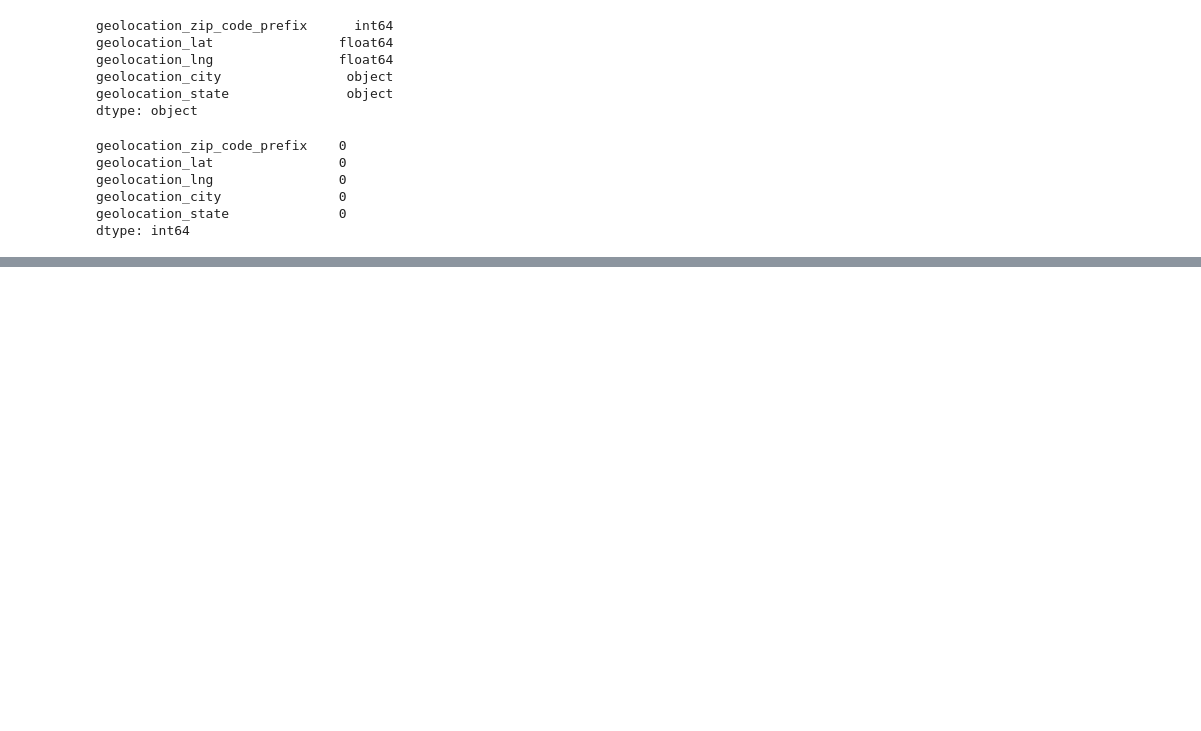
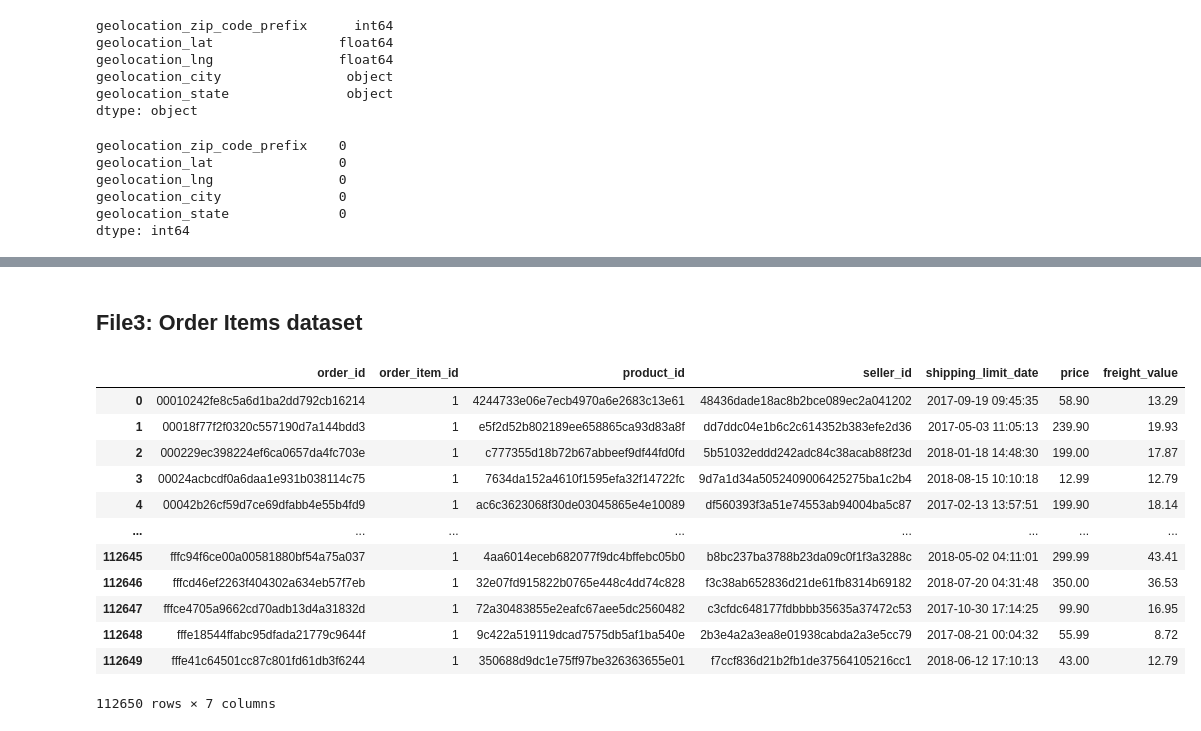
Before and after one commit to saikeerthan06/309-Project, a Jupyter notebook: testingrichie.ipynb, the cells around one changed output, grey strips where cells are left out. Drawn from its saved outputs; the diff is of its cells as text; code cells hidden in the pictures; blank space fills up the shorter version.

```diff
--- a/testingrichie.ipynb
+++ b/testingrichie.ipynb
@@ -148,0 +248,18 @@ duplicates
+# %% [markdown]
+## File3: Order Items dataset
+# %%
+file3
+# %% [output]
+|  | order_id | order_item_id | product_id | seller_id | shipping_limit_date | price | freight_value |
+| 0 | 00010242fe8c5a6d1ba2dd792cb16214 | 1 | 4244733e06e7ecb4970a6e2683c13e61 | 48436dade18ac8b2bce089ec2a041202 | 2017-09-19 09:45:35 | 58.90 | 13.29 |
+| 1 | 00018f77f2f0320c557190d7a144bdd3 | 1 | e5f2d52b802189ee658865ca93d83a8f | dd7ddc04e1b6c2c614352b383efe2d36 | 2017-05-03 11:05:13 | 239.90 | 19.93 |
+| 2 | 000229ec398224ef6ca0657da4fc703e | 1 | c777355d18b72b67abbeef9df44fd0fd | 5b51032eddd242adc84c38acab88f23d | 2018-01-18 14:48:30 | 199.00 | 17.87 |
+| 3 | 00024acbcdf0a6daa1e931b038114c75 | 1 | 7634da152a4610f1595efa32f14722fc | 9d7a1d34a5052409006425275ba1c2b4 | 2018-08-15 10:10:18 | 12.99 | 12.79 |
+| 4 | 00042b26cf59d7ce69dfabb4e55b4fd9 | 1 | ac6c3623068f30de03045865e4e10089 | df560393f3a51e74553ab94004ba5c87 | 2017-02-13 13:57:51 | 199.90 | 18.14 |
+| ... | ... | ... | ... | ... | ... | ... | ... |
+| 112645 | fffc94f6ce00a00581880bf54a75a037 | 1 | 4aa6014eceb682077f9dc4bffebc05b0 | b8bc237ba3788b23da09c0f1f3a3288c | 2018-05-02 04:11:01 | 299.99 | 43.41 |
+| 112646 | fffcd46ef2263f404302a634eb57f7eb | 1 | 32e07fd915822b0765e448c4dd74c828 | f3c38ab652836d21de61fb8314b69182 | 2018-07-20 04:31:48 | 350.00 | 36.53 |
+| 112647 | fffce4705a9662cd70adb13d4a31832d | 1 | 72a30483855e2eafc67aee5dc2560482 | c3cfdc648177fdbbbb35635a37472c53 | 2017-10-30 17:14:25 | 99.90 | 16.95 |
+| 112648 | fffe18544ffabc95dfada21779c9644f | 1 | 9c422a519119dcad7575db5af1ba540e | 2b3e4a2a3ea8e01938cabda2a3e5cc79 | 2017-08-21 00:04:32 | 55.99 | 8.72 |
+| 112649 | fffe41c64501cc87c801fd61db3f6244 | 1 | 350688d9dc1e75ff97be326363655e01 | f7ccf836d21b2fb1de37564105216cc1 | 2018-06-12 17:10:13 | 43.00 | 12.79 |
+112650 rows × 7 columns
```
Also changed, not shown: parts of 15 cells of this notebook.
